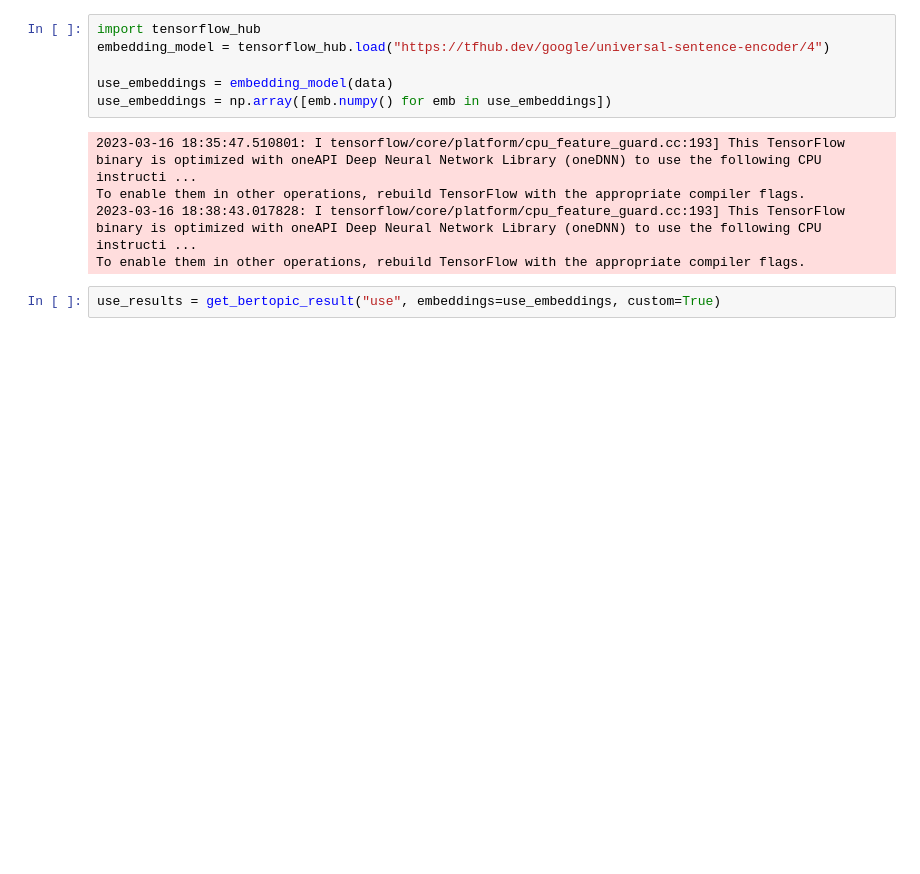
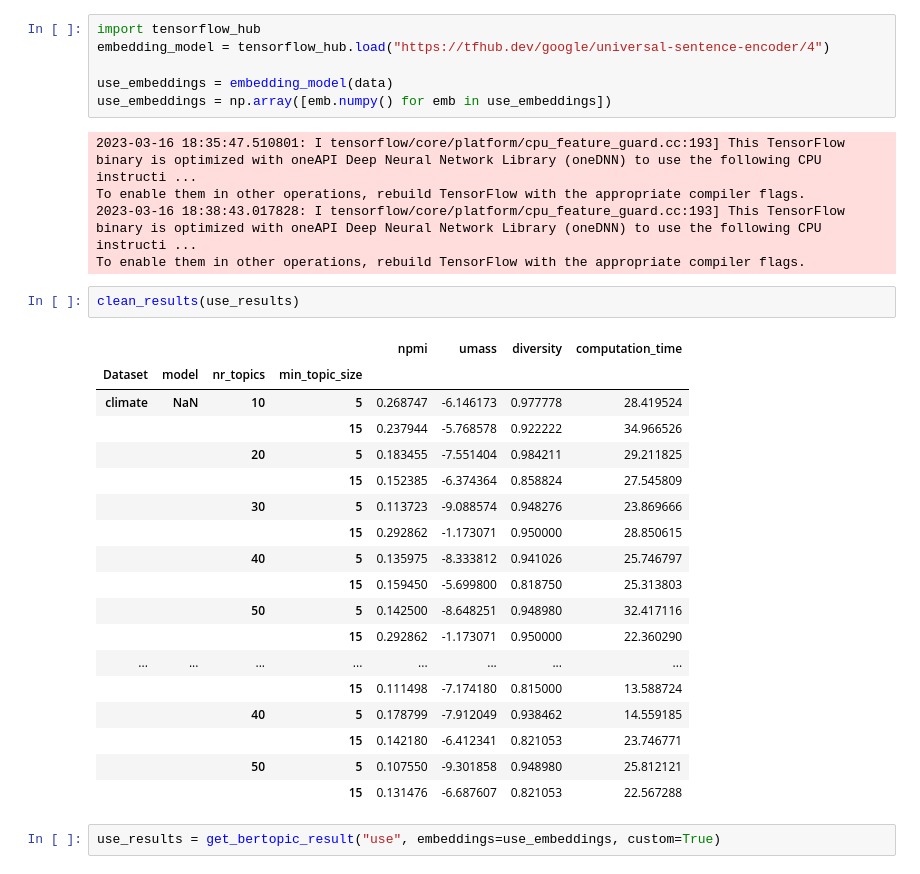
Before and after one commit to alessiogandelli/BERTopic_evaluation, a Jupyter notebook: notebooks/MyEvaluation.ipynb, the cells around one changed output. Cells and saved outputs as stored; diff of their text form; blank space fills up the shorter version.

```diff
--- a/notebooks/MyEvaluation.ipynb
+++ b/notebooks/MyEvaluation.ipynb
@@ -347,6 +414,27 @@ use_embeddings = np.array([emb.numpy() for emb in use_embeddings])
 To enable them in other operations, rebuild TensorFlow with the appropriate compiler flags.
 2023-03-16 18:38:43.017828: I tensorflow/core/platform/cpu_feature_guard.cc:193] This TensorFlow binary is optimized with oneAPI Deep Neural Network Library (oneDNN) to use the following CPU instructi ...
 To enable them in other operations, rebuild TensorFlow with the appropriate compiler flags.
+# %%
+clean_results(use_results)
+# %% [output]
+|  |  |  |  | npmi | umass | diversity | computation_time |
+| Dataset | model | nr_topics | min_topic_size |  |  |  |  |
+| climate | NaN | 10 | 5 | 0.268747 | -6.146173 | 0.977778 | 28.419524 |
+|  |  |  | 15 | 0.237944 | -5.768578 | 0.922222 | 34.966526 |
+|  |  | 20 | 5 | 0.183455 | -7.551404 | 0.984211 | 29.211825 |
+|  |  |  | 15 | 0.152385 | -6.374364 | 0.858824 | 27.545809 |
+|  |  | 30 | 5 | 0.113723 | -9.088574 | 0.948276 | 23.869666 |
+|  |  |  | 15 | 0.292862 | -1.173071 | 0.950000 | 28.850615 |
+|  |  | 40 | 5 | 0.135975 | -8.333812 | 0.941026 | 25.746797 |
+|  |  |  | 15 | 0.159450 | -5.699800 | 0.818750 | 25.313803 |
+|  |  | 50 | 5 | 0.142500 | -8.648251 | 0.948980 | 32.417116 |
+|  |  |  | 15 | 0.292862 | -1.173071 | 0.950000 | 22.360290 |
+| ... | ... | ... | ... | ... | ... | ... | ... |
+|  |  |  | 15 | 0.111498 | -7.174180 | 0.815000 | 13.588724 |
+|  |  | 40 | 5 | 0.178799 | -7.912049 | 0.938462 | 14.559185 |
+|  |  |  | 15 | 0.142180 | -6.412341 | 0.821053 | 23.746771 |
+|  |  | 50 | 5 | 0.107550 | -9.301858 | 0.948980 | 25.812121 |
+|  |  |  | 15 | 0.131476 | -6.687607 | 0.821053 | 22.567288 |
 # %%
 use_results = get_bertopic_result("use", embeddings=use_embeddings, custom=True)
 # %% [output]
```
Also changed, not shown: parts of 10 cells of this notebook, 12 other files.
